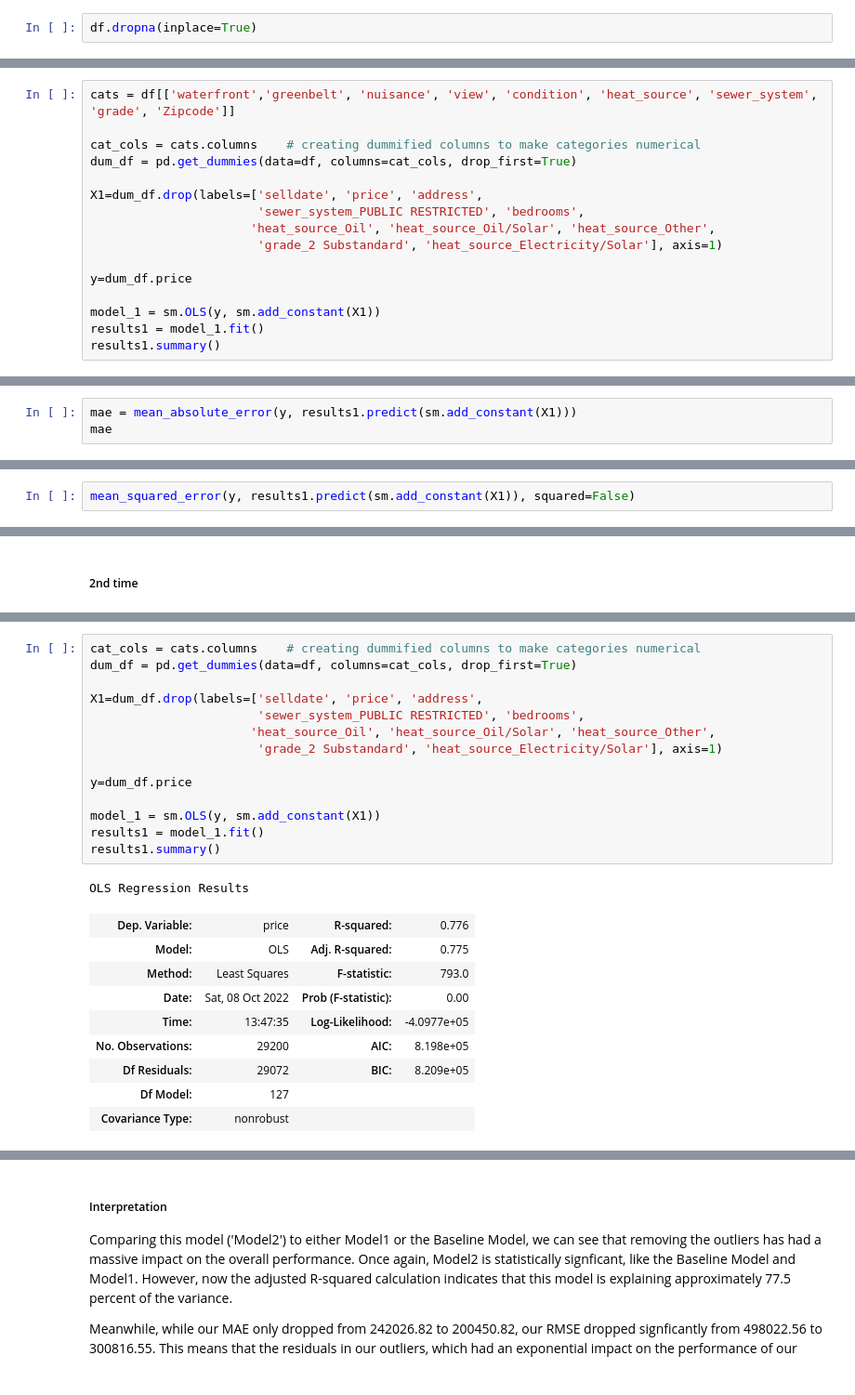
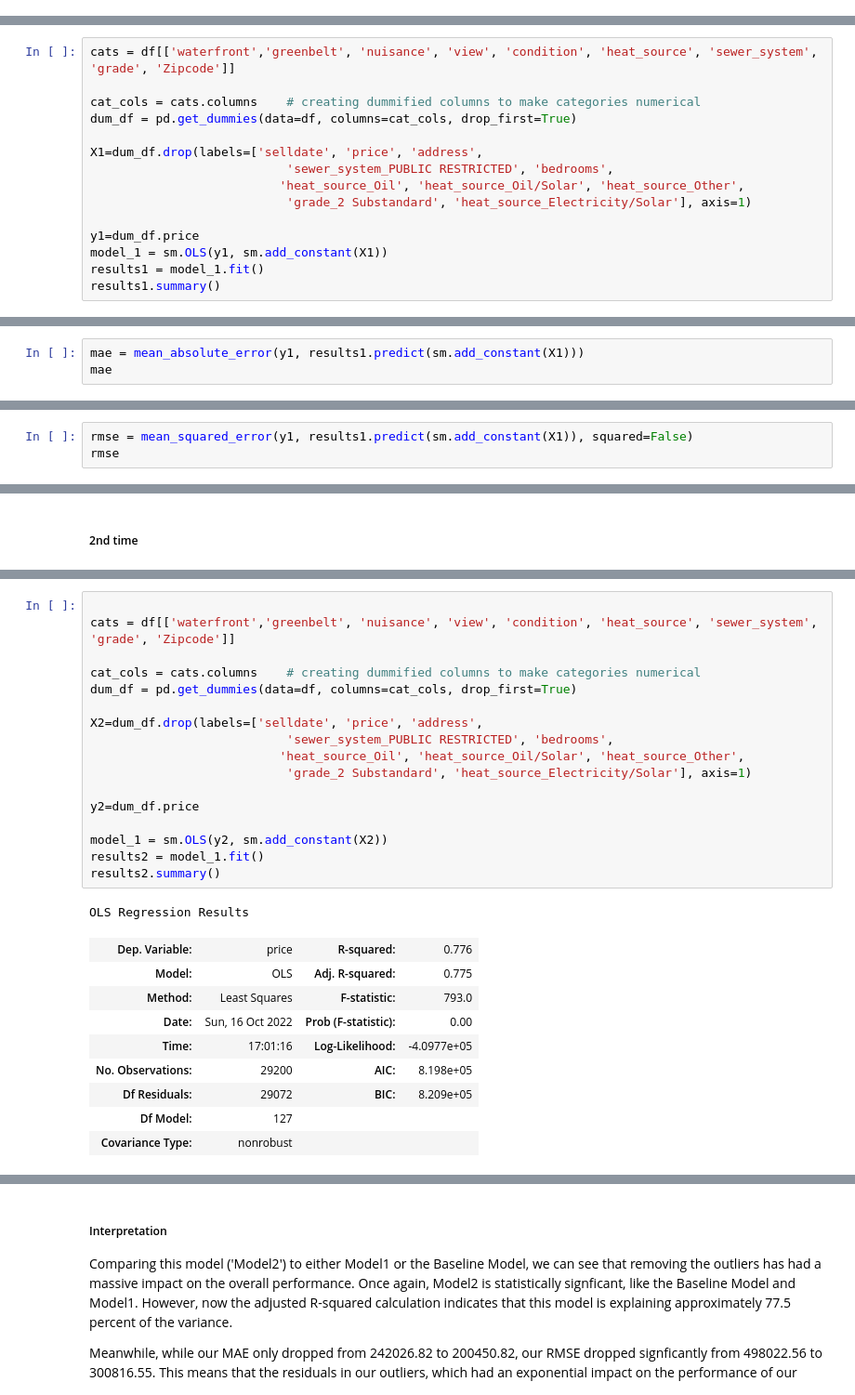
Before and after one commit to newcojon/Capstone, a Jupyter notebook: Final.ipynb, the cells around one changed output, grey strips where cells are left out. Shown at 93% size. Saved outputs shown, nothing was run; the diff lists cells and outputs as text.

```diff
--- a/Final.ipynb
+++ b/Final.ipynb
@@ -497,5 +406,3 @@ df['closest_elem_schools'] = closest
-# %%
-df.dropna(inplace=True)
 # %% [markdown]
 ## III. Modeling
 # %% [markdown]
@@ -509,13 +416,12 @@ cat_cols = cats.columns    # creating dummified columns to make categories numer
 dum_df = pd.get_dummies(data=df, columns=cat_cols, drop_first=True)
 
 X1=dum_df.drop(labels=['selldate', 'price', 'address',
-                       'sewer_system_PUBLIC RESTRICTED', 'bedrooms',
-                      'heat_source_Oil', 'heat_source_Oil/Solar', 'heat_source_Other',
-                       'grade_2 Substandard', 'heat_source_Electricity/Solar'], axis=1)
+                           'sewer_system_PUBLIC RESTRICTED', 'bedrooms',
+                          'heat_source_Oil', 'heat_source_Oil/Solar', 'heat_source_Other',
+                           'grade_2 Substandard', 'heat_source_Electricity/Solar'], axis=1)
 
-y=dum_df.price
-
-model_1 = sm.OLS(y, sm.add_constant(X1))
+y1=dum_df.price
+model_1 = sm.OLS(y1, sm.add_constant(X1))
 results1 = model_1.fit()
 results1.summary()
 # %% [output]
@@ -554,12 +460,13 @@ Notes:
 [2] The condition number is large, 4.73e+08. This might indicate that there are
 strong multicollinearity or other numerical problems.
 # %%
-mae = mean_absolute_error(y, results1.predict(sm.add_constant(X1)))
+mae = mean_absolute_error(y1, results1.predict(sm.add_constant(X1)))
 mae
 # %% [output]
 242026.81709506392
 # %%
-mean_squared_error(y, results1.predict(sm.add_constant(X1)), squared=False)
+rmse = mean_squared_error(y1, results1.predict(sm.add_constant(X1)), squared=False)
+rmse
 # %% [output]
 498022.5591922782
 # %% [markdown]
@@ -795,24 +715,27 @@ plt.hist(df['price'])
 # %%
+
+cats = df[['waterfront','greenbelt', 'nuisance', 'view', 'condition', 'heat_source', 'sewer_system', 'grade', 'Zipcode']]
+
 cat_cols = cats.columns    # creating dummified columns to make categories numerical
 dum_df = pd.get_dummies(data=df, columns=cat_cols, drop_first=True)
 
-X1=dum_df.drop(labels=['selldate', 'price', 'address',
-                       'sewer_system_PUBLIC RESTRICTED', 'bedrooms',
-                      'heat_source_Oil', 'heat_source_Oil/Solar', 'heat_source_Other',
-                       'grade_2 Substandard', 'heat_source_Electricity/Solar'], axis=1)
+X2=dum_df.drop(labels=['selldate', 'price', 'address',
+                           'sewer_system_PUBLIC RESTRICTED', 'bedrooms',
+                          'heat_source_Oil', 'heat_source_Oil/Solar', 'heat_source_Other',
+                           'grade_2 Substandard', 'heat_source_Electricity/Solar'], axis=1)
 
-y=dum_df.price
+y2=dum_df.price
 
-model_1 = sm.OLS(y, sm.add_constant(X1))
-results1 = model_1.fit()
-results1.summary()
+model_1 = sm.OLS(y2, sm.add_constant(X2))
+results2 = model_1.fit()
+results2.summary()
 # %% [output]
 OLS Regression Results
 | Dep. Variable: | price | R-squared: | 0.776 |
 | Model: | OLS | Adj. R-squared: | 0.775 |
 | Method: | Least Squares | F-statistic: | 793.0 |
-| Date: | Sat, 08 Oct 2022 | Prob (F-statistic): | 0.00 |
-| Time: | 13:47:35 | Log-Likelihood: | -4.0977e+05 |
+| Date: | Sun, 16 Oct 2022 | Prob (F-statistic): | 0.00 |
+| Time: | 17:01:16 | Log-Likelihood: | -4.0977e+05 |
 | No. Observations: | 29200 | AIC: | 8.198e+05 |
 | Df Residuals: | 29072 | BIC: | 8.209e+05 |
 | Df Model: | 127 |  |  |
```
Also changed, not shown: parts of 78 cells of this notebook.
